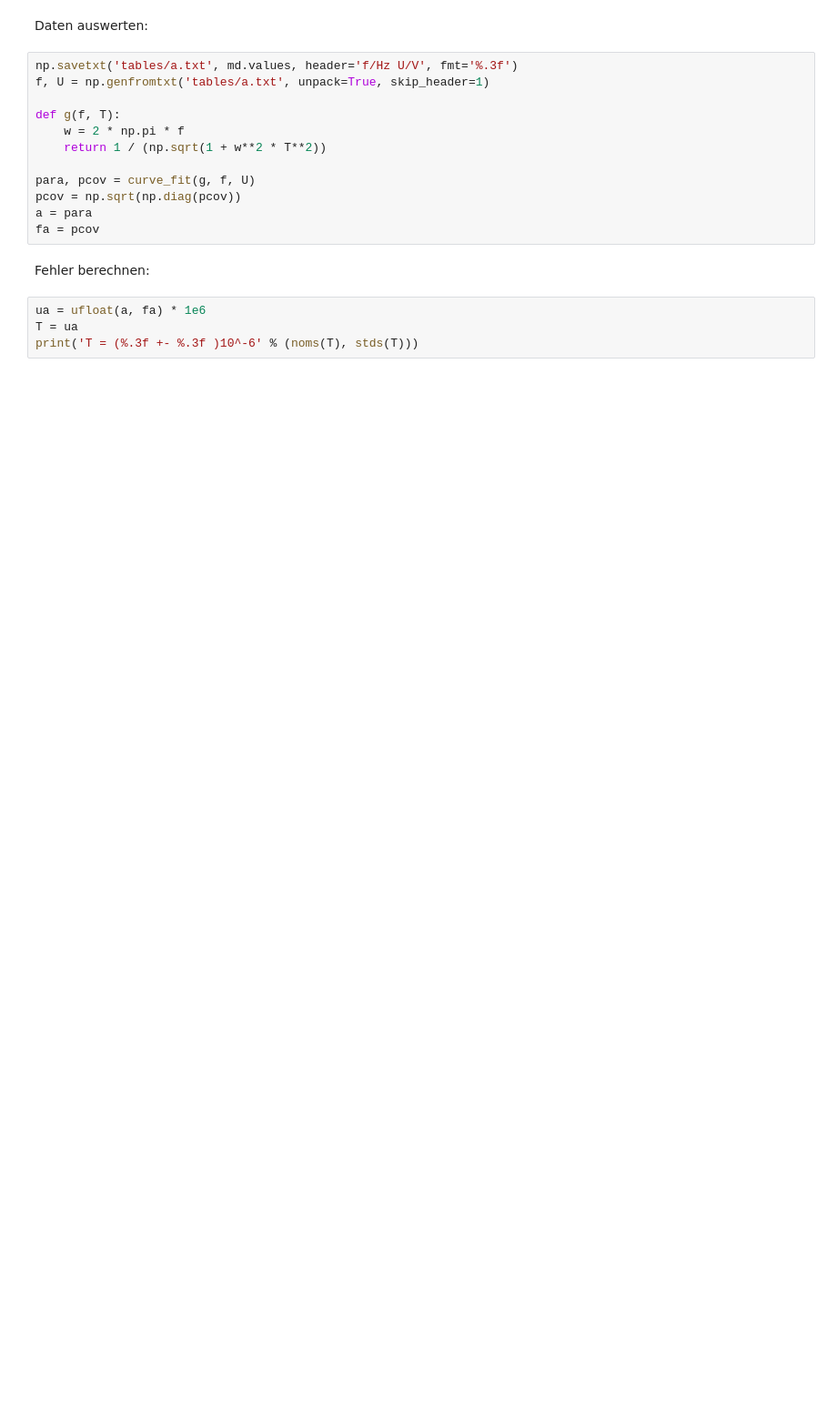
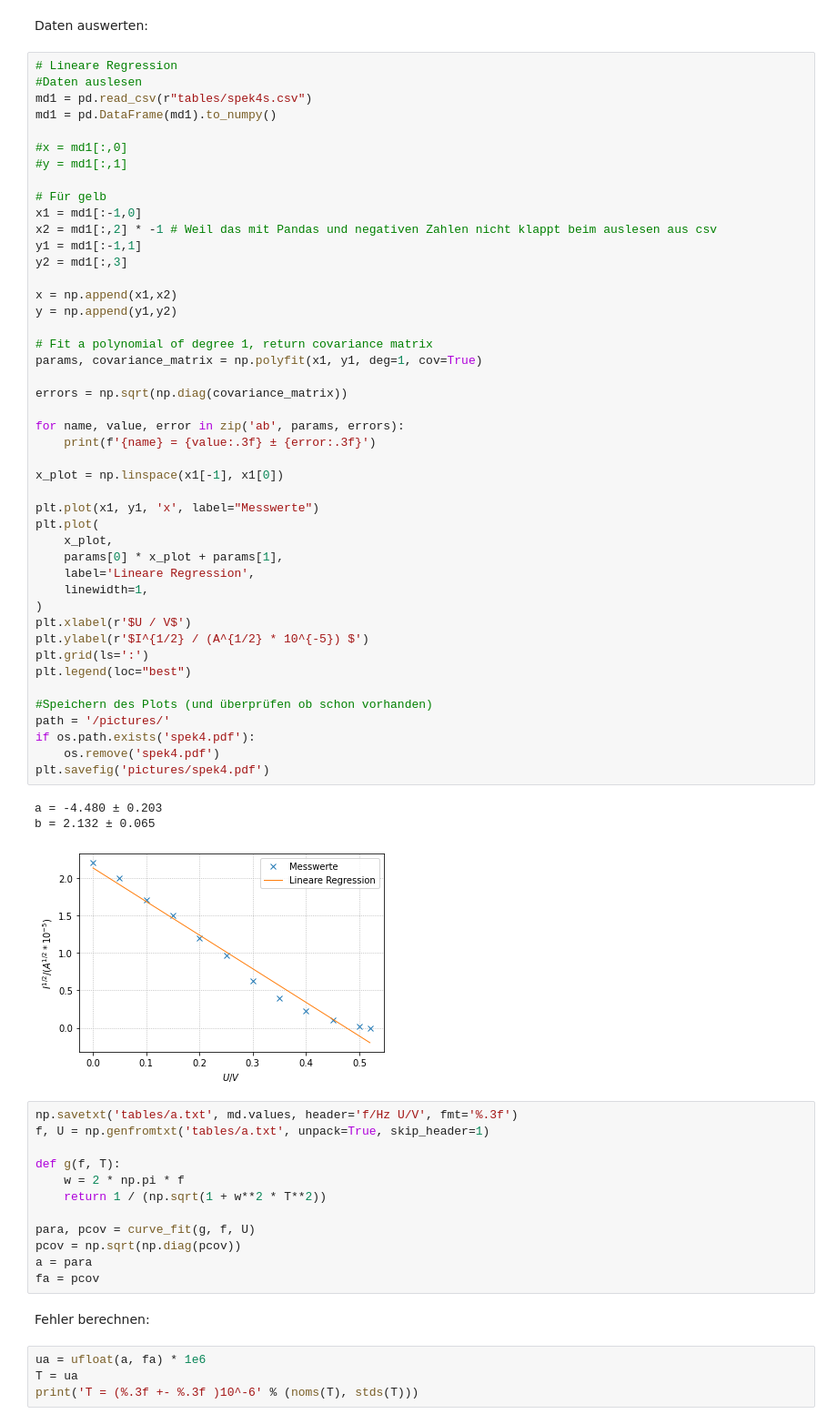
Before and after one commit to waerther/grundpraktikum2, a Jupyter notebook: v500/auswertung.ipynb, the cells around one changed output. Shown: that part at 91% size. Saved outputs shown, nothing was run; the diff lists cells and outputs as text; blank space fills up the shorter version.

```diff
--- a/v500/auswertung.ipynb
+++ b/v500/auswertung.ipynb
@@ -35,6 +36,55 @@ U / V & I / nA \\
 \end{tabular}
 # %% [markdown]
 Daten auswerten:
+# %%
+# Lineare Regression
+#Daten auslesen
+md1 = pd.read_csv(r"tables/spek4s.csv")
+md1 = pd.DataFrame(md1).to_numpy()
+
+#x = md1[:,0]
+#y = md1[:,1]
+
+# Für gelb
+x1 = md1[:-1,0]
+x2 = md1[:,2] * -1 # Weil das mit Pandas und negativen Zahlen nicht klappt beim auslesen aus csv
+y1 = md1[:-1,1]
+y2 = md1[:,3]
+
+x = np.append(x1,x2)
+y = np.append(y1,y2)
+
+# Fit a polynomial of degree 1, return covariance matrix
+params, covariance_matrix = np.polyfit(x1, y1, deg=1, cov=True)
+
+errors = np.sqrt(np.diag(covariance_matrix))
+
+for name, value, error in zip('ab', params, errors):
+    print(f'{name} = {value:.3f} ± {error:.3f}')
+
+x_plot = np.linspace(x1[-1], x1[0])
+
+plt.plot(x1, y1, 'x', label="Messwerte")
+plt.plot(
+    x_plot,
+    params[0] * x_plot + params[1],
+    label='Lineare Regression',
+    linewidth=1,
+)
+plt.xlabel(r'$U / V$')
+plt.ylabel(r'$I^{1/2} / (A^{1/2} * 10^{-5}) $')
+plt.grid(ls=':')
+plt.legend(loc="best")
+
+#Speichern des Plots (und überprüfen ob schon vorhanden)
+path = '/pictures/'
+if os.path.exists('spek4.pdf'):
+    os.remove('spek4.pdf')
+plt.savefig('pictures/spek4.pdf')
+# %% [output]
+a = -4.480 ± 0.203
+b = 2.132 ± 0.065
+[figure, added]
 # %%
 np.savetxt('tables/a.txt', md.values, header='f/Hz U/V', fmt='%.3f')
 f, U = np.genfromtxt('tables/a.txt', unpack=True, skip_header=1)
```
Also changed, not shown: parts of 4 cells of this notebook, 14 other files.
